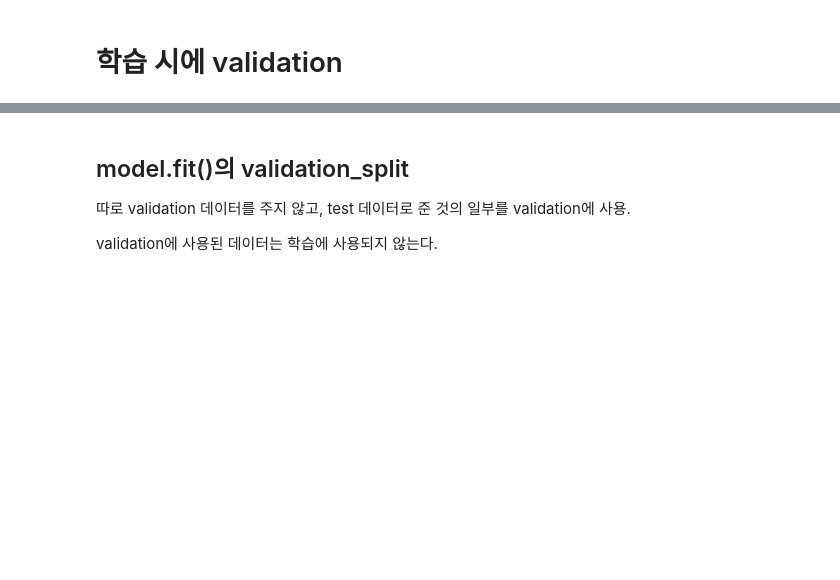
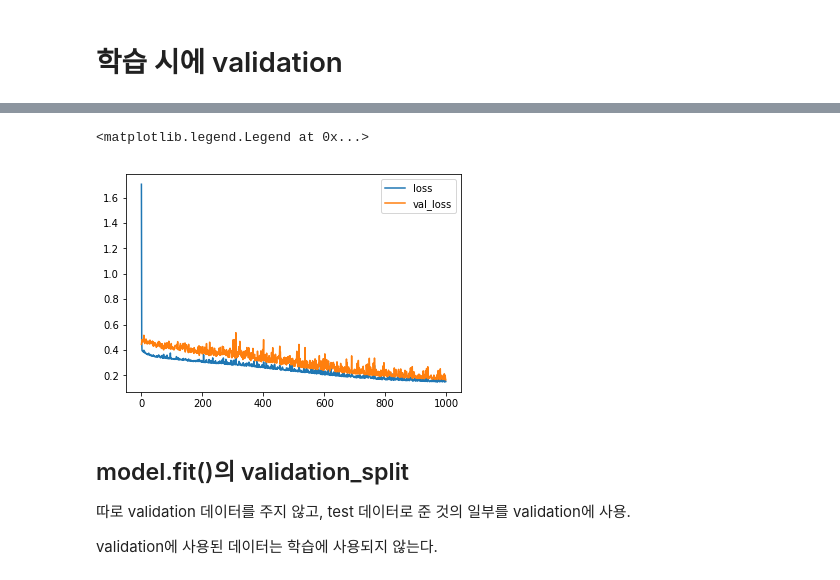
Before and after one commit to dhrim/opensw_camp_2020, a Jupyter notebook: material/deep_learning/dnn_in_keras_shortly.ipynb, the cells around one changed output, grey strips where cells are left out. Cells and saved outputs as stored; diff of their text form; code cells hidden in the pictures; blank space fills up the shorter version.

```diff
--- a/material/deep_learning/dnn_in_keras_shortly.ipynb
+++ b/material/deep_learning/dnn_in_keras_shortly.ipynb
@@ -623,0 +623,17 @@ elapsed : 27.608429431915283
+# %%
+(train_x, train_y), (test_x, test_y) = get_sin_data(start=0, end=10, step=0.1)
+
+model = keras.Sequential()
+model.add(Dense(10, activation='tanh', input_shape=(1,)))
+model.add(Dense(10, activation='tanh'))
+model.add(Dense(1))
+
+
+model.compile(optimizer="SGD", loss="mse", metrics=["mse"])
+model.summary()
+
+
+start_time = time.time()
+# history = model.fit(train_x, train_y, epochs=1000, verbose=0, batch_size=20)
+history = model.fit(train_x, train_y, epochs=1000, verbose=1, batch_size=20, validation_data=(test_x, test_y))
+print("elapsed : {}".format(time.time() - start_time))
@@ -624,3 +658,10 @@ elapsed : 27.608429431915283
+# %%
+plt.plot(history.history['loss'], label='loss')
+plt.plot(history.history['val_loss'], label='val_loss')
+plt.legend()
+# %% [output]
+<matplotlib.legend.Legend at 0x...>
+[figure, added]
 # %% [markdown]
 ## model.fit()의 validation_split
 
```
Also changed, not shown: parts of 36 cells of this notebook, 4 other files.
